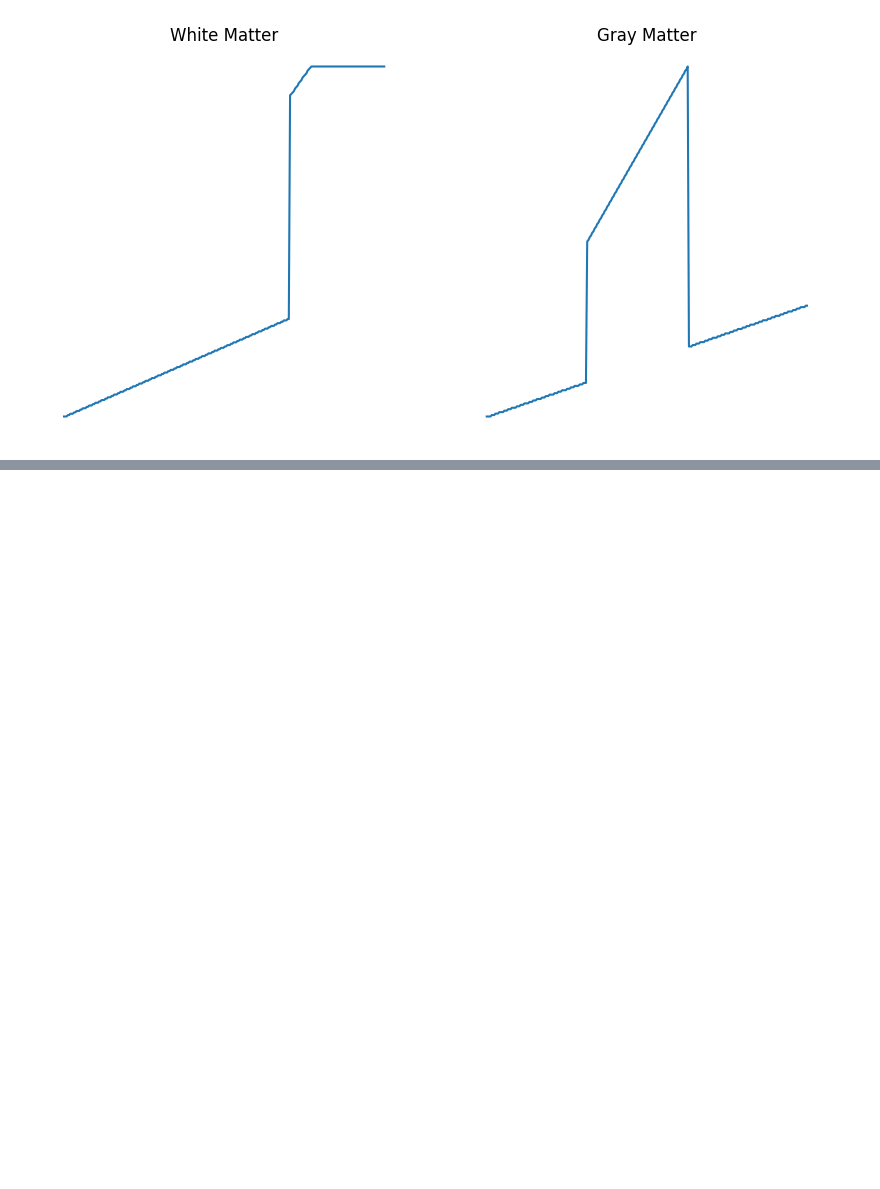
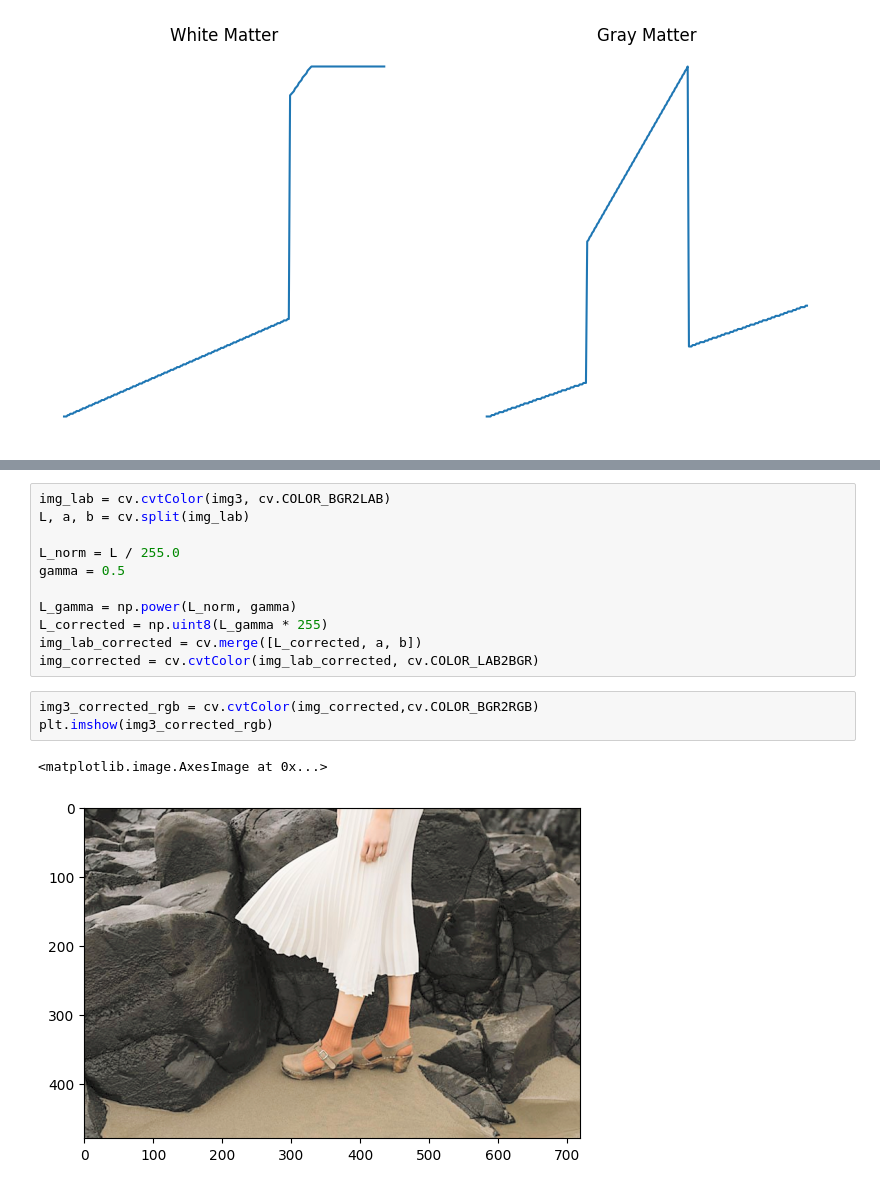
Before and after one commit to ThilinaNirmalBandara/EN3160-Assignments, a Jupyter notebook: assignment_01.ipynb, the cells around one changed output, grey strips where cells are left out. Saved outputs shown, nothing was run; the diff lists cells and outputs as text; blank space fills up the shorter version.

```diff
--- a/assignment_01.ipynb
+++ b/assignment_01.ipynb
@@ -104,0 +115,17 @@ plt.show()
+# %%
+img_lab = cv.cvtColor(img3, cv.COLOR_BGR2LAB)
+L, a, b = cv.split(img_lab)
+
+L_norm = L / 255.0
+gamma = 0.5
+
+L_gamma = np.power(L_norm, gamma)
+L_corrected = np.uint8(L_gamma * 255)
+img_lab_corrected = cv.merge([L_corrected, a, b])
+img_corrected = cv.cvtColor(img_lab_corrected, cv.COLOR_LAB2BGR)
+# %%
+img3_corrected_rgb = cv.cvtColor(img_corrected,cv.COLOR_BGR2RGB)
+plt.imshow(img3_corrected_rgb)
+# %% [output]
+<matplotlib.image.AxesImage at 0x...>
+[figure, added]
```
Also changed, not shown: parts of 11 cells of this notebook.
